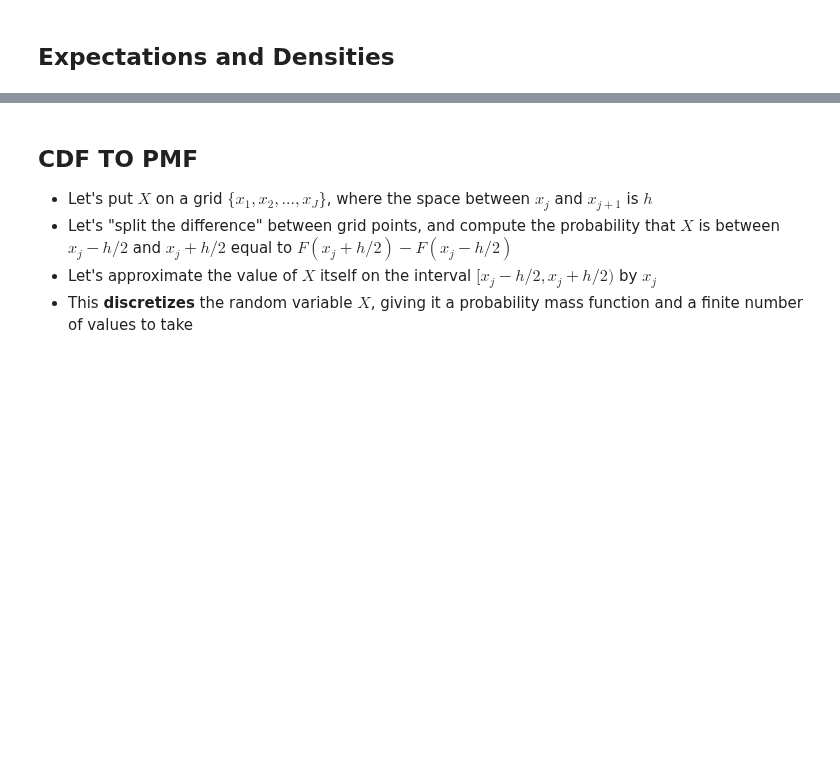
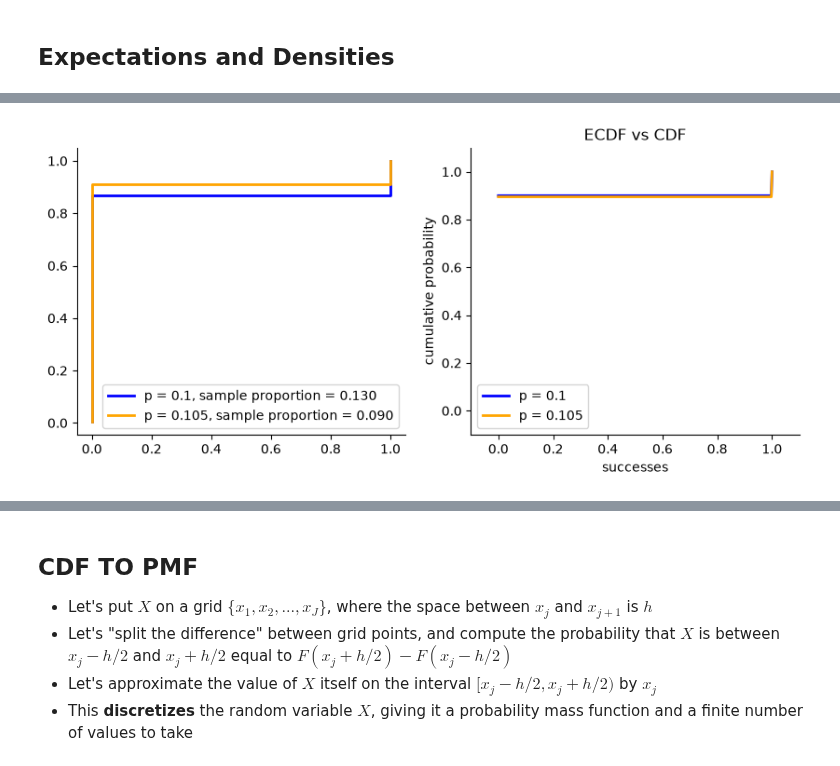
Before and after one commit to HSweazey/UU_F26_templates, a Jupyter notebook: Week04/cdf_and_pdf.ipynb, the cells around one changed output, grey strips where cells are left out. Saved outputs shown, nothing was run; the diff lists cells and outputs as text; code cells hidden in the pictures; blank space fills up the shorter version.

```diff
--- a/Week04/cdf_and_pdf.ipynb
+++ b/Week04/cdf_and_pdf.ipynb
@@ -6,0 +102,27 @@
+# %%
+#ECDF of sample A vs sample B
+fig, ax = plt.subplots(ncols=2, figsize=(10, 4))
+
+#left plot: sample A vs sample B
+x, y = ecdf_xy(sampleA)
+ax[0].step(x, y, where='post', color='blue', lw=2, label=f"p = {pA}, sample proportion = {sampleA.mean():.3f}")
+x, y = ecdf_xy(sampleB)
+ax[0].step(x, y, where='post', color='orange', lw=2, label=f"p = {pB}, sample proportion = {sampleB.mean():.3f}")
+
+ax[0].legend()
+
+#right plot: expected CDFs for sample A and sample B
+grid = np.linspace(0, 1, 400)
+cdfA = stats.binom.cdf(grid, n=1, p=pA)
+cdfB = stats.binom.cdf(grid, n=1, p=pB)
+ax[1].plot(grid, cdfA, color='blue', lw=2, label=f"p = {pA}")
+ax[1].plot(grid, cdfB, color='orange', lw=2, label=f"p = {pB}")
+ax[1].set_title("ECDF vs CDF")
+ax[1].set_xlabel("successes")
+ax[1].set_ylabel("cumulative probability")
+ax[1].set_xlim(-0.1, 1.1)
+ax[1].set_ylim(-0.1, 1.1)
+ax[1].legend()
+plt.show()
+# %% [output]
+[figure, added]
```
Also changed, not shown: parts of 27 cells of this notebook, 3 other files.
